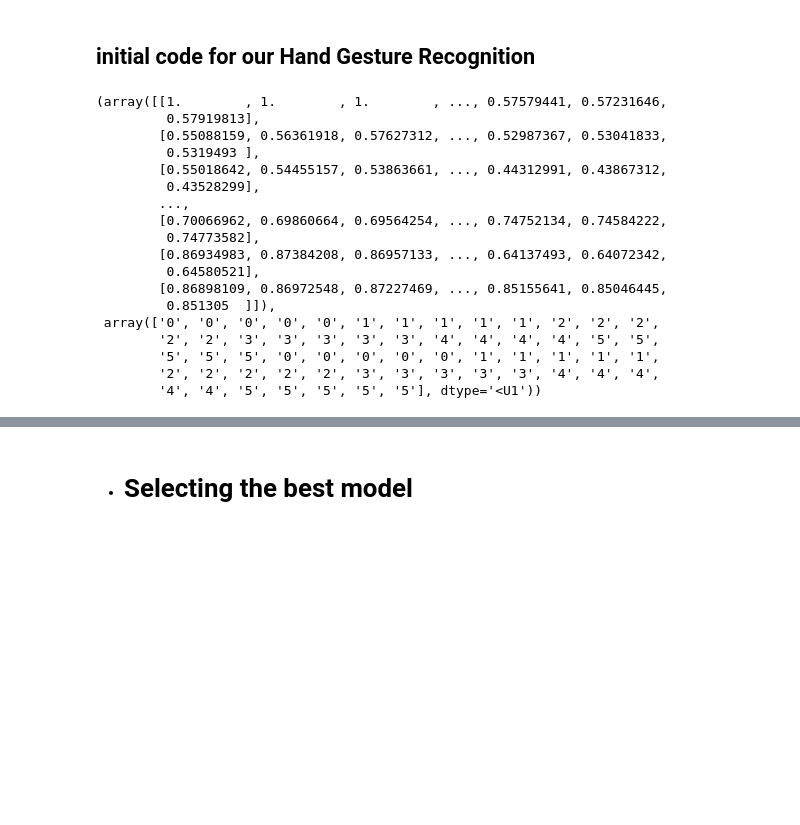
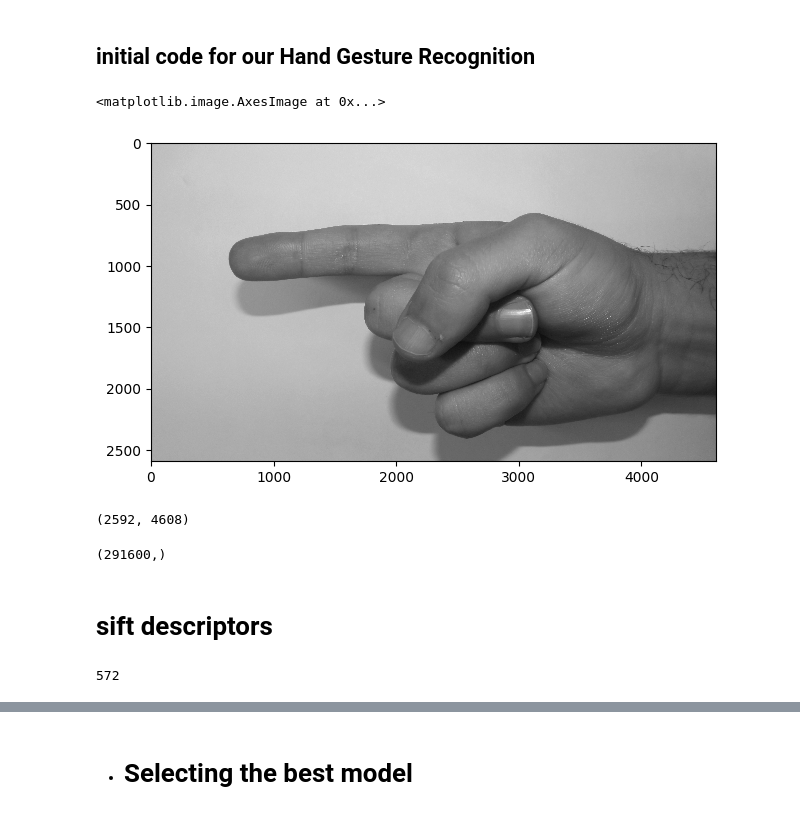
Before and after one commit to khaHesham/Hand-Gesture-Recognition, a Jupyter notebook: init_workspace.ipynb, the cells around one changed output, grey strips where cells are left out. Drawn from its saved outputs; the diff is of its cells as text; code cells hidden in the pictures; blank space fills up the shorter version.

```diff
--- a/init_workspace.ipynb
+++ b/init_workspace.ipynb
@@ -37,22 +39,10 @@ from sklearn.datasets import make_hastie_10_2  # to test our models
 from utils import prepareData, LoadData, FeatureExtraction, preprocess
-# %%
-LoadData()
-# %% [output]
-(array([[1.        , 1.        , 1.        , ..., 0.57579441, 0.57231646,
-         0.57919813],
-        [0.55088159, 0.56361918, 0.57627312, ..., 0.52987367, 0.53041833,
-         0.5319493 ],
-        [0.55018642, 0.54455157, 0.53863661, ..., 0.44312991, 0.43867312,
-         0.43528299],
-        ...,
-        [0.70066962, 0.69860664, 0.69564254, ..., 0.74752134, 0.74584222,
-         0.74773582],
-        [0.86934983, 0.87384208, 0.86957133, ..., 0.64137493, 0.64072342,
-         0.64580521],
-        [0.86898109, 0.86972548, 0.87227469, ..., 0.85155641, 0.85046445,
-         0.851305  ]]),
- array(['0', '0', '0', '0', '0', '1', '1', '1', '1', '1', '2', '2', '2',
-        '2', '2', '3', '3', '3', '3', '3', '4', '4', '4', '4', '5', '5',
-        '5', '5', '5', '0', '0', '0', '0', '0', '1', '1', '1', '1', '1',
-        '2', '2', '2', '2', '2', '3', '3', '3', '3', '3', '4', '4', '4',
-        '4', '4', '5', '5', '5', '5', '5'], dtype='<U1'))
+# %%
+io.imshow(image)
+# %% [output]
+<matplotlib.image.AxesImage at 0x...>
+[figure, added]
+# %%
+image.shape
+# %% [output]
+(2592, 4608)
@@ -58,0 +69,23 @@ LoadData()
+# %%
+image = io.imread("1_men (2).JPG",as_gray=True)
+f = FeatureExtraction(image)
+print(f.shape)
+# %% [output]
+(291600,)
+# %% [markdown]
+# sift descriptors
+# %%
+
+# Load two images
+img1 = cv2.imread('1_men (1).JPG')
+img2 = cv2.imread('1_men (2).JPG')
+
+# Create a SIFT object
+sift = cv2.xfeatures2d.SIFT_create()
+
+# Detect keypoints and compute descriptors for both images
+kp1, des1 = sift.detectAndCompute(img2, None)
+
+print(len(kp1))
+# %% [output]
+572
```
Also changed, not shown: parts of 11 cells of this notebook, 9 other files.
